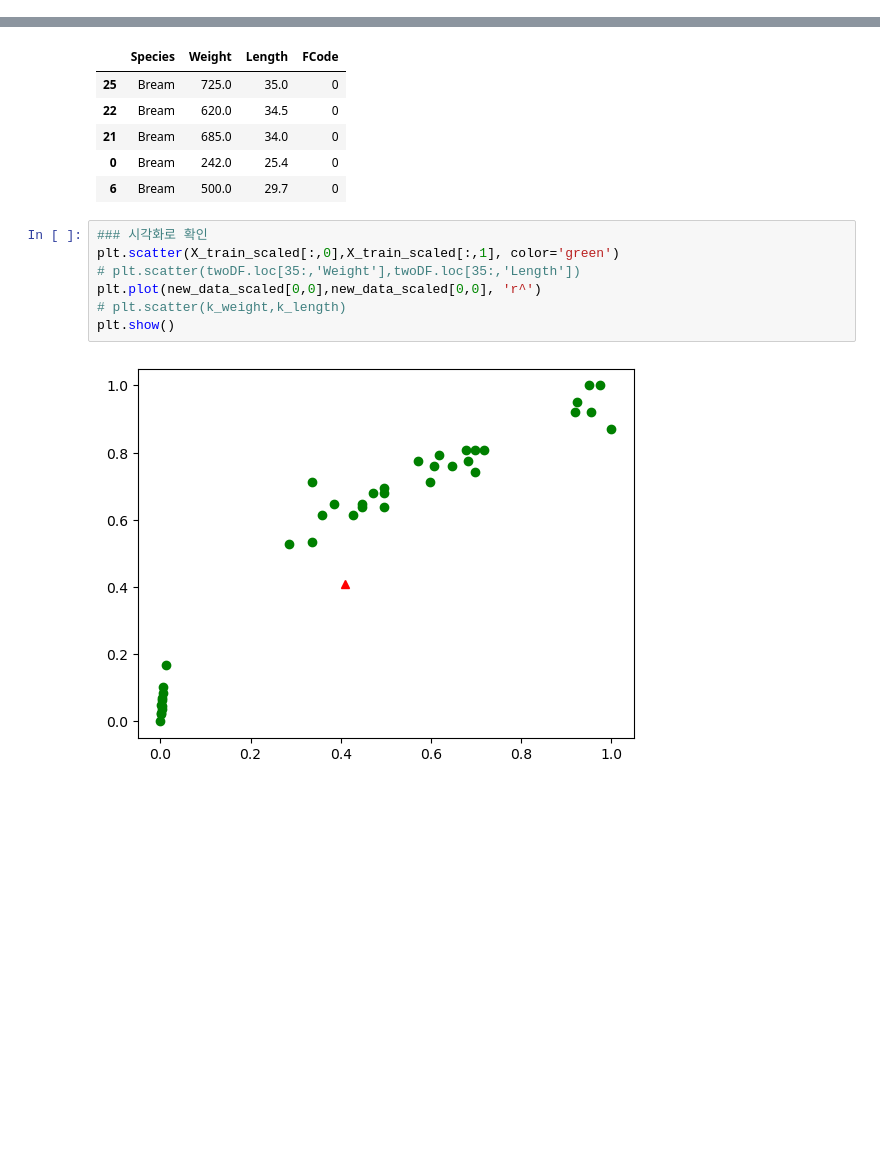
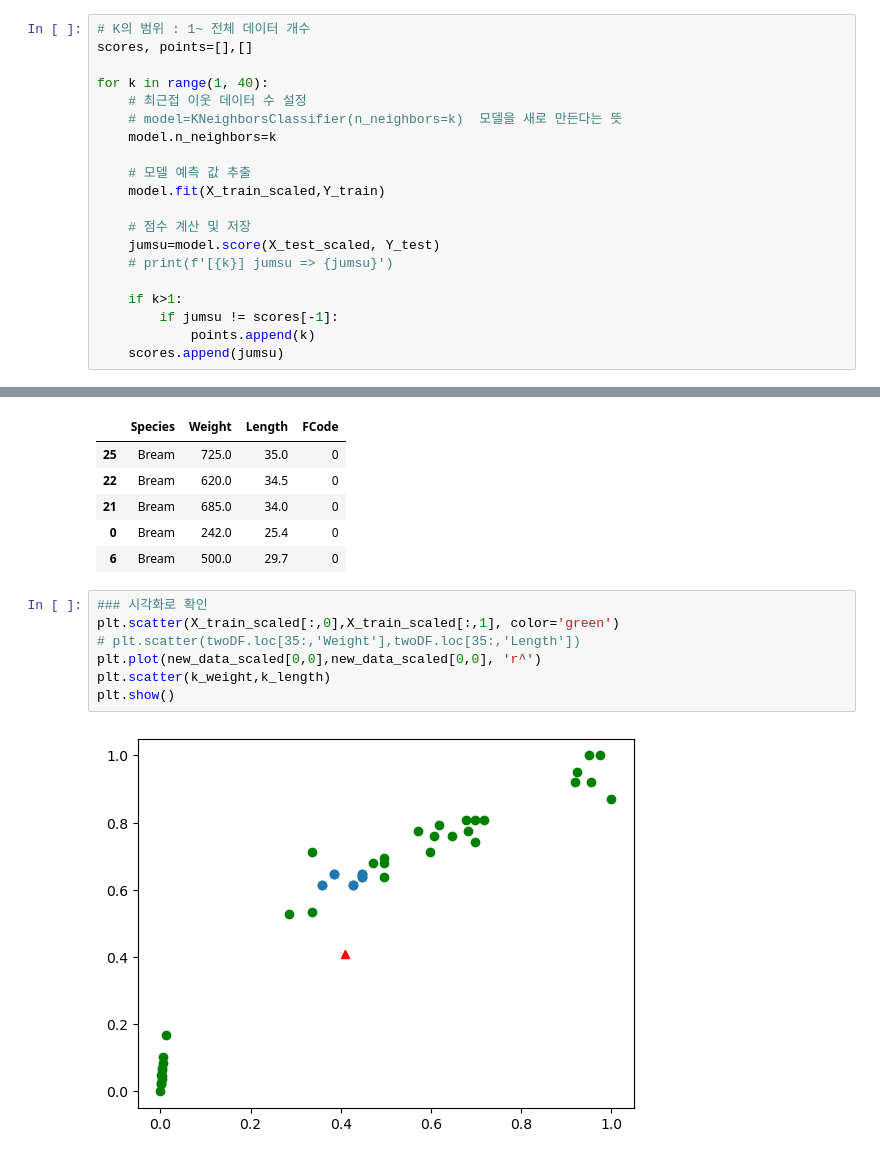
Before and after one commit to KDW8979/KDW, a Jupyter notebook: EX_Machine_Learning/DAY02/find_fish_best_K.ipynb, the cells around one changed output, grey strips where cells are left out. Cells and saved outputs as stored; diff of their text form; blank space fills up the shorter version.

```diff
--- a/EX_Machine_Learning/DAY02/find_fish_best_K.ipynb
+++ b/EX_Machine_Learning/DAY02/find_fish_best_K.ipynb
@@ -148,0 +153,20 @@ model.score(X_test_scaled, Y_test)
+# %%
+# K의 범위 : 1~ 전체 데이터 개수
+scores, points=[],[]
+
+for k in range(1, 40):
+    # 최근접 이웃 데이터 수 설정
+    # model=KNeighborsClassifier(n_neighbors=k)  모델을 새로 만든다는 뜻
+    model.n_neighbors=k
+
+    # 모델 예측 값 추출
+    model.fit(X_train_scaled,Y_train)
+
+    # 점수 계산 및 저장
+    jumsu=model.score(X_test_scaled, Y_test)
+    # print(f'[{k}] jumsu => {jumsu}')
+
+    if k>1:
+        if jumsu != scores[-1]:
+            points.append(k)
+    scores.append(jumsu)
@@ -202,9 +239,9 @@ twoDF.iloc[neighbors]
 # %%
 ### 시각화로 확인
 plt.scatter(X_train_scaled[:,0],X_train_scaled[:,1], color='green')
 # plt.scatter(twoDF.loc[35:,'Weight'],twoDF.loc[35:,'Length'])
 plt.plot(new_data_scaled[0,0],new_data_scaled[0,0], 'r^')
-# plt.scatter(k_weight,k_length)
+plt.scatter(k_weight,k_length)
 plt.show()
 # %% [output]
-[figure, old version]
+[figure, new version]
```
Also changed, not shown: parts of 5 cells of this notebook, 15 other files.
